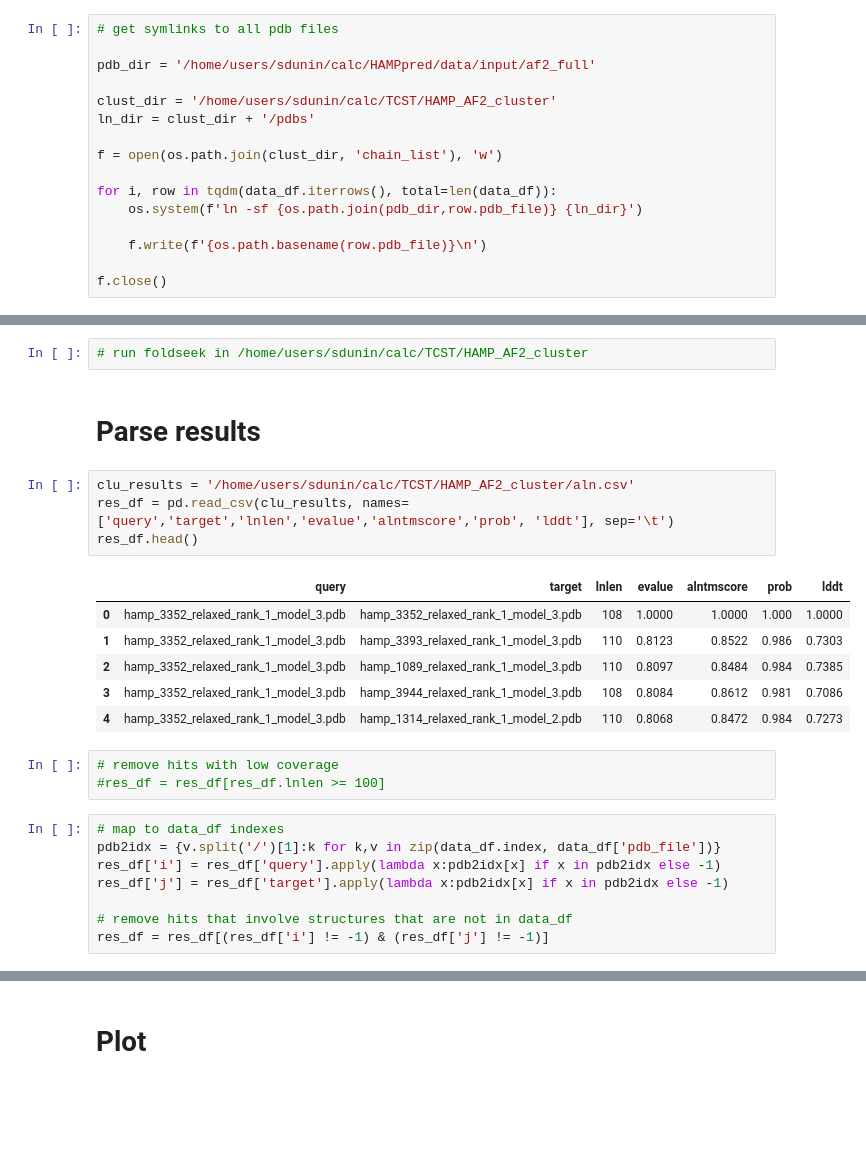
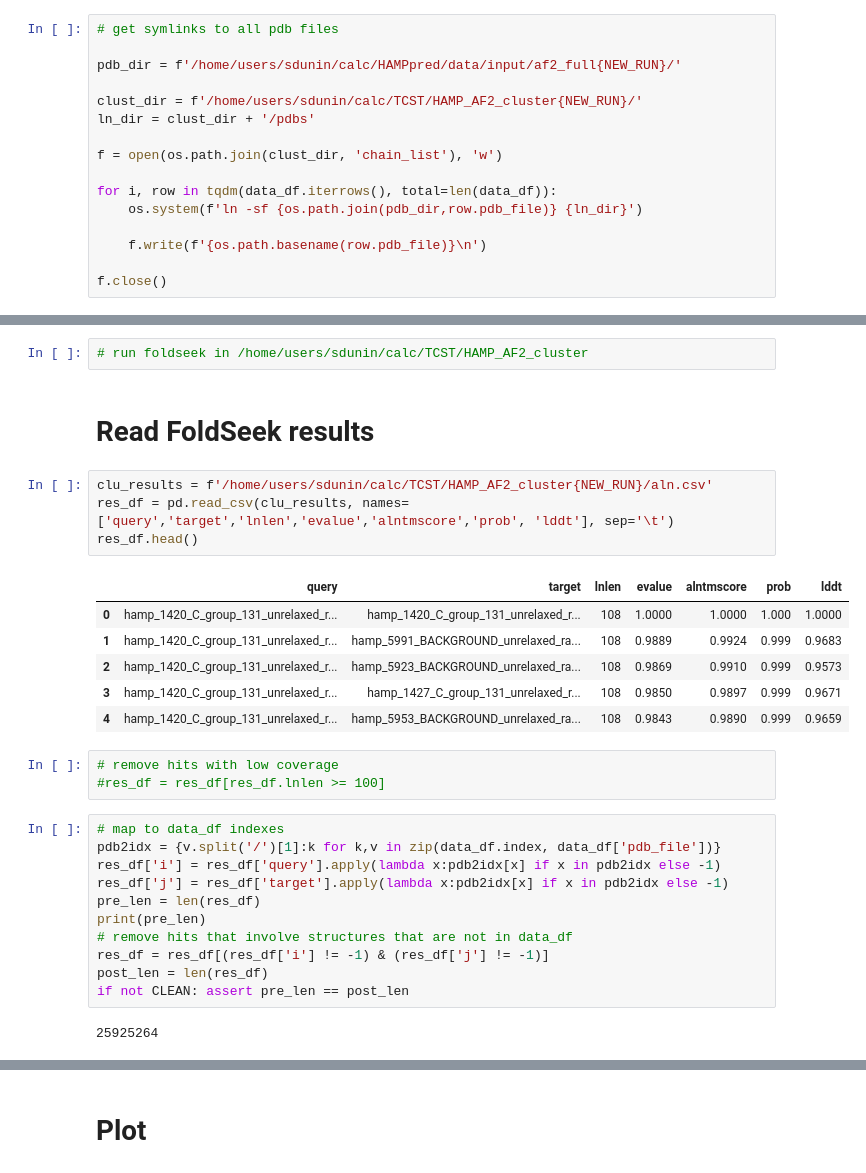
Before and after one commit to labstructbioinf/HAMPpred, a Jupyter notebook: notebooks/steps/Review_AF2_clustering.ipynb, the cells around one changed output, grey strips where cells are left out. Saved outputs shown, nothing was run; the diff lists cells and outputs as text; blank space fills up the shorter version.

```diff
--- a/notebooks/steps/Review_AF2_clustering.ipynb
+++ b/notebooks/steps/Review_AF2_clustering.ipynb
@@ -67,9 +145,9 @@ len(data_df)
 # %%
 # get symlinks to all pdb files
 
-pdb_dir = '/home/users/sdunin/calc/HAMPpred/data/input/af2_full'
+pdb_dir = f'/home/users/sdunin/calc/HAMPpred/data/input/af2_full{NEW_RUN}/'
 
-clust_dir = '/home/users/sdunin/calc/TCST/HAMP_AF2_cluster'
+clust_dir = f'/home/users/sdunin/calc/TCST/HAMP_AF2_cluster{NEW_RUN}/'
 ln_dir = clust_dir + '/pdbs'
 
 f = open(os.path.join(clust_dir, 'chain_list'), 'w')
@@ -111,19 +189,19 @@ for in_pdb in tqdm(glob.glob(os.path.join(in_pdbs, '*.pdb'))):
     merge_chains(in_pdb, out_pdb)
 # %%
 # run foldseek in /home/users/sdunin/calc/TCST/HAMP_AF2_cluster
-# %% [markdown]
-# Parse results
+# %% [markdown]
+# Read FoldSeek results
 # %%
-clu_results = '/home/users/sdunin/calc/TCST/HAMP_AF2_cluster/aln.csv'
+clu_results = f'/home/users/sdunin/calc/TCST/HAMP_AF2_cluster{NEW_RUN}/aln.csv'
 res_df = pd.read_csv(clu_results, names=['query','target','lnlen','evalue','alntmscore','prob', 'lddt'], sep='\t')
 res_df.head()
 # %% [output]
 |  | query | target | lnlen | evalue | alntmscore | prob | lddt |
-| 0 | hamp_3352_relaxed_rank_1_model_3.pdb | hamp_3352_relaxed_rank_1_model_3.pdb | 108 | 1.0000 | 1.0000 | 1.000 | 1.0000 |
-| 1 | hamp_3352_relaxed_rank_1_model_3.pdb | hamp_3393_relaxed_rank_1_model_3.pdb | 110 | 0.8123 | 0.8522 | 0.986 | 0.7303 |
-| 2 | hamp_3352_relaxed_rank_1_model_3.pdb | hamp_1089_relaxed_rank_1_model_3.pdb | 110 | 0.8097 | 0.8484 | 0.984 | 0.7385 |
-| 3 | hamp_3352_relaxed_rank_1_model_3.pdb | hamp_3944_relaxed_rank_1_model_3.pdb | 108 | 0.8084 | 0.8612 | 0.981 | 0.7086 |
-| 4 | hamp_3352_relaxed_rank_1_model_3.pdb | hamp_1314_relaxed_rank_1_model_2.pdb | 110 | 0.8068 | 0.8472 | 0.984 | 0.7273 |
+| 0 | hamp_1420_C_group_131_unrelaxed_r... | hamp_1420_C_group_131_unrelaxed_r... | 108 | 1.0000 | 1.0000 | 1.000 | 1.0000 |
+| 1 | hamp_1420_C_group_131_unrelaxed_r... | hamp_5991_BACKGROUND_unrelaxed_ra... | 108 | 0.9889 | 0.9924 | 0.999 | 0.9683 |
+| 2 | hamp_1420_C_group_131_unrelaxed_r... | hamp_5923_BACKGROUND_unrelaxed_ra... | 108 | 0.9869 | 0.9910 | 0.999 | 0.9573 |
+| 3 | hamp_1420_C_group_131_unrelaxed_r... | hamp_1427_C_group_131_unrelaxed_r... | 108 | 0.9850 | 0.9897 | 0.999 | 0.9671 |
+| 4 | hamp_1420_C_group_131_unrelaxed_r... | hamp_5953_BACKGROUND_unrelaxed_ra... | 108 | 0.9843 | 0.9890 | 0.999 | 0.9659 |
 # %%
 # remove hits with low coverage
 #res_df = res_df[res_df.lnlen >= 100]
@@ -132,6 +210,11 @@ res_df.head()
 pdb2idx = {v.split('/')[1]:k for k,v in zip(data_df.index, data_df['pdb_file'])}
 res_df['i'] = res_df['query'].apply(lambda x:pdb2idx[x] if x in pdb2idx else -1)
 res_df['j'] = res_df['target'].apply(lambda x:pdb2idx[x] if x in pdb2idx else -1)
-
+pre_len = len(res_df)
+print(pre_len)
 # remove hits that involve structures that are not in data_df
 res_df = res_df[(res_df['i'] != -1) & (res_df['j'] != -1)]
+post_len = len(res_df)
+if not CLEAN: assert pre_len == post_len
+# %% [output]
+25925264
```
Also changed, not shown: parts of 49 cells of this notebook, 5 other files.
